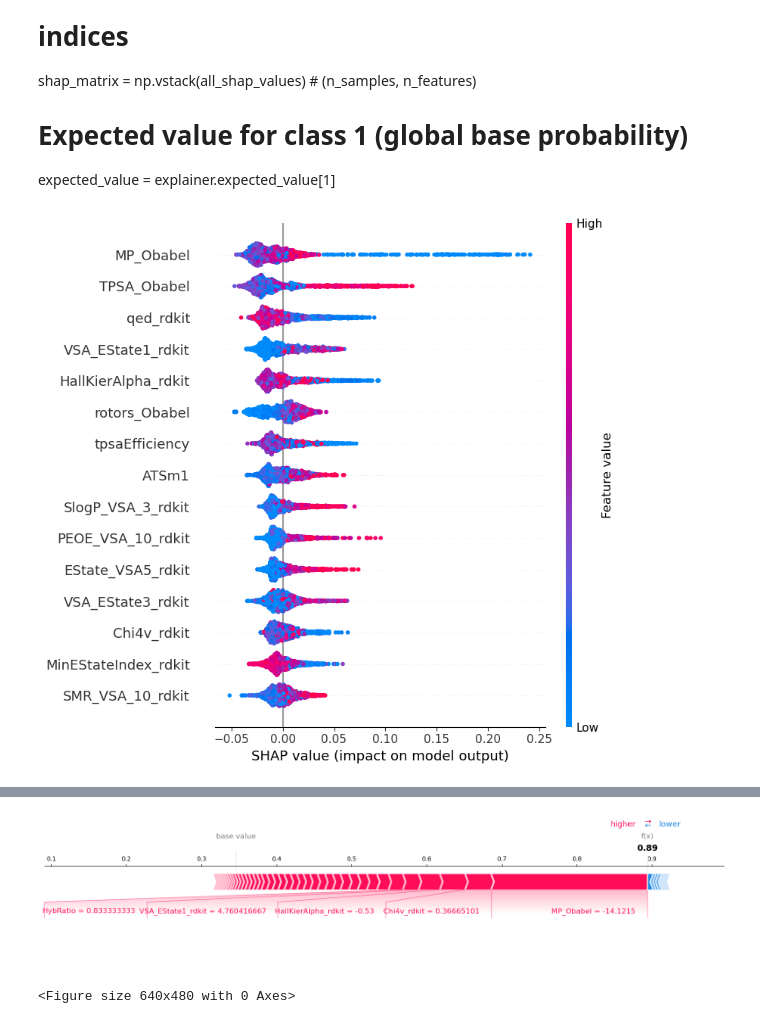
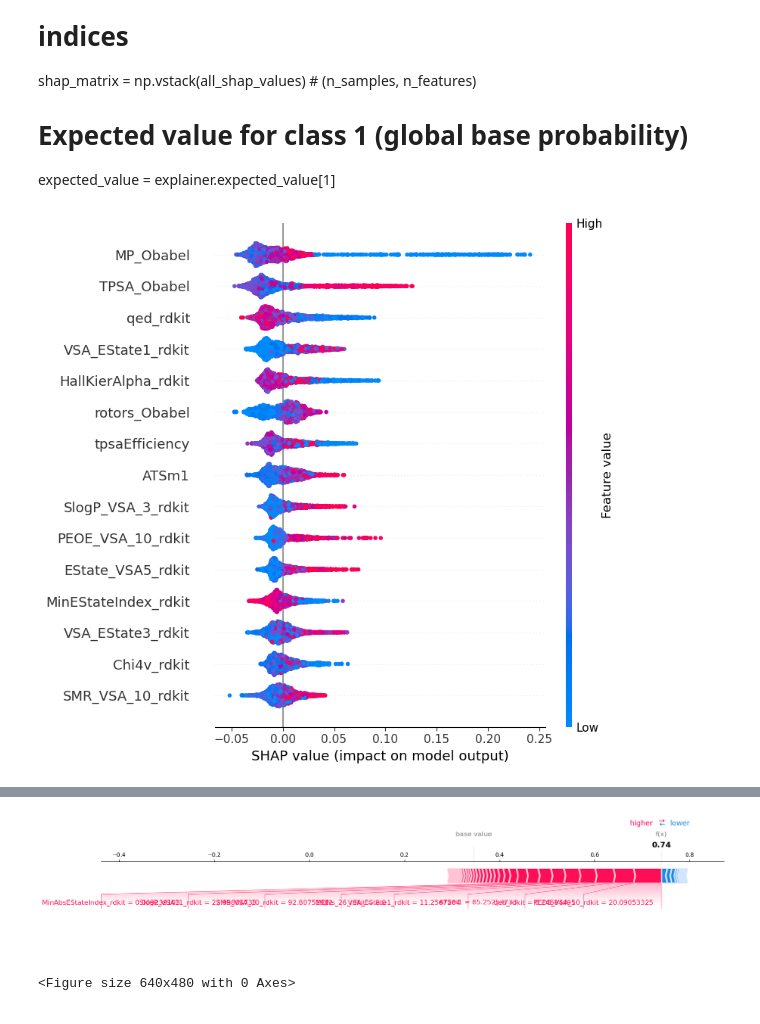
Before and after one commit to cbio3lab/GSESolver, a Jupyter notebook: SCRIPTS/ML_test/logS_SHAP.ipynb, the cells around one changed output, grey strips where cells are left out. Cells and saved outputs as stored; diff of their text form; code cells hidden in the pictures.

```diff
--- a/SCRIPTS/ML_test/logS_SHAP.ipynb
+++ b/SCRIPTS/ML_test/logS_SHAP.ipynb
@@ -162,36 +162,36 @@ expected_value = explainer.expected_value[1]
 import shap
 from sklearn.model_selection import KFold
 
-features = list(X_train_val.columns)
+features = list(X.columns)
 
 kf = KFold(n_splits=10, shuffle=False)
-n_samples = len(X_train_val)
+n_samples = len(X)
 shap_matrix = np.zeros((n_samples, len(features)))  # pre‑allocate
 
-for train_idx, val_idx in kf.split(X_train_val, y_train_val):
+for train_idx, val_idx in kf.split(X, y):
     explainer = shap.TreeExplainer(loaded_RF_model)   # or reuse outside loop – but careful with background
-    shap_val = explainer.shap_values(X_train_val.iloc[val_idx])[:, :, 1]
+    shap_val = explainer.shap_values(X.iloc[val_idx])[:, :, 1]
     shap_matrix[val_idx, :] = shap_val   # assign to original positions
 # %%
 expected_value = explainer.expected_value[1]
 # %%
 # Requires the original feature matrix (X_train_val) and the SHAP matrix
-shap.summary_plot(shap_matrix, X_train_val, feature_names=features, max_display = 15, show=False)
+shap.summary_plot(shap_matrix, X, feature_names=features, max_display = 15, show=False)
 plt.savefig('shap_summary_plot.png', format='png', dpi=500, bbox_inches='tight')
 plt.savefig('shap_summary_plot.pdf', format='pdf', dpi=500, bbox_inches='tight')
 plt.show()
 # %% [output]
-[figure, old version]
+[figure, new version]
 # %%
 shap.initjs()   # for Jupyter notebook
-shap.force_plot(expected_value, shap_matrix[0,:], X_train_val.iloc[0,:],
+shap.force_plot(expected_value, shap_matrix[0,:], X.iloc[0,:],
                 feature_names=features, matplotlib=True)
 fig = plt.gcf()
 
 plt.savefig('shap_force_plot_noGSE.pdf', format='pdf', dpi=500, bbox_inches='tight')
 plt.savefig('shap_force_plot_noGSE.png', format='png', dpi=500, bbox_inches='tight')
 plt.show()
 # %% [output]
 [interactive output not drawn]
-[figure, old version]
+[figure, new version]
 <Figure size 640x480 with 0 Axes>
```
Also changed, not shown: parts of 7 cells of this notebook, 20 other files.
